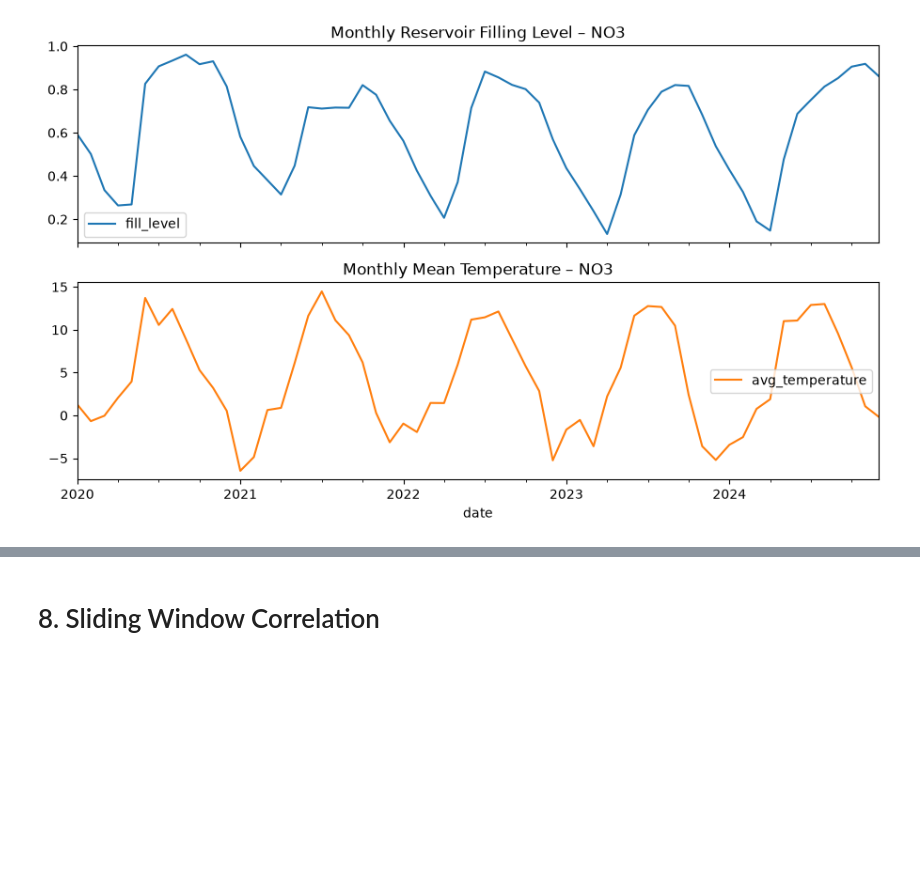
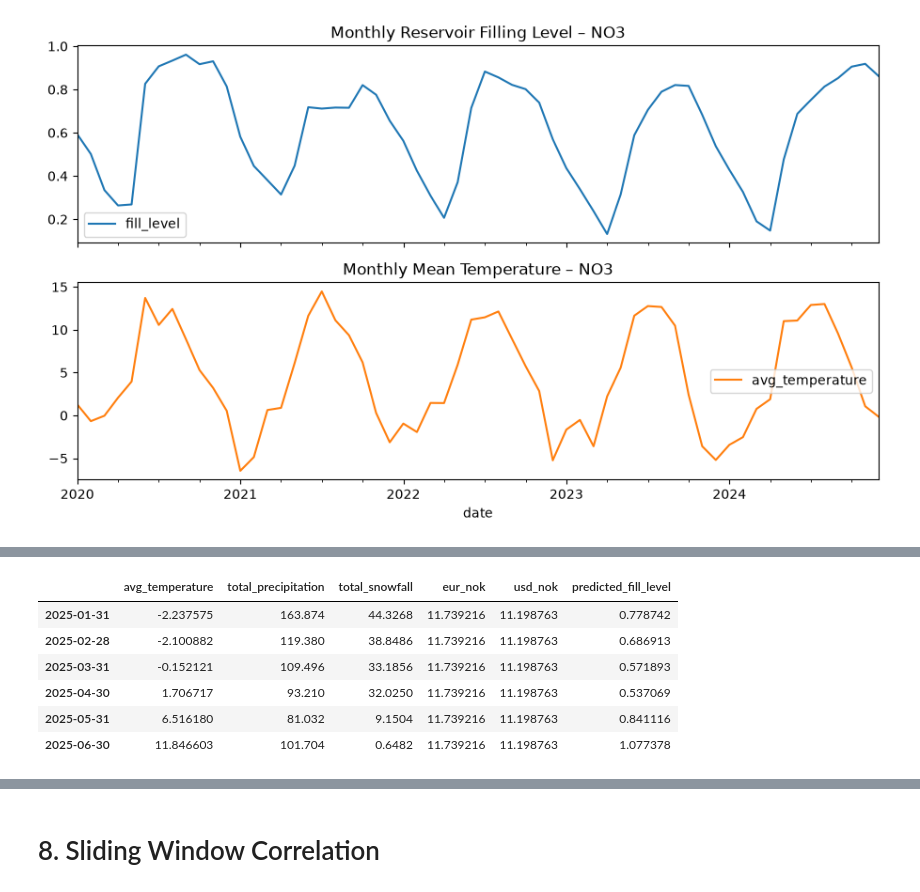
Before and after one commit to VasiliiAnderson/ind320-project, a Jupyter notebook: notebooks/compulsory_4.ipynb, the cells around one changed output, grey strips where cells are left out. Cells and saved outputs as stored; diff of their text form; code cells hidden in the pictures; blank space fills up the shorter version.

```diff
--- a/notebooks/compulsory_4.ipynb
+++ b/notebooks/compulsory_4.ipynb
@@ -707,0 +1282,27 @@ array([<Axes: title={'center': 'Monthly Reservoir Filling Level – NO3'}, xlabe
+# %%
+future_forecast, future_model = (
+    forecast_future_snarimax(
+        forecast_data,
+        history_years=5,
+        horizon_months=6,
+        p=3,
+        d=1,
+        q=1,
+        m=12,
+        sp=1,
+        sd=1,
+        sq=1,
+        use_weather=True,
+        use_currency=True,
+    )
+)
+
+display(future_forecast)
+# %% [output]
+|  | avg_temperature | total_precipitation | total_snowfall | eur_nok | usd_nok | predicted_fill_level |
+| 2025-01-31 | -2.237575 | 163.874 | 44.3268 | 11.739216 | 11.198763 | 0.778742 |
+| 2025-02-28 | -2.100882 | 119.380 | 38.8486 | 11.739216 | 11.198763 | 0.686913 |
+| 2025-03-31 | -0.152121 | 109.496 | 33.1856 | 11.739216 | 11.198763 | 0.571893 |
+| 2025-04-30 | 1.706717 | 93.210 | 32.0250 | 11.739216 | 11.198763 | 0.537069 |
+| 2025-05-31 | 6.516180 | 81.032 | 9.1504 | 11.739216 | 11.198763 | 0.841116 |
+| 2025-06-30 | 11.846603 | 101.704 | 0.6482 | 11.739216 | 11.198763 | 1.077378 |
```
Also changed, not shown: parts of 29 cells of this notebook, 2 other files.
